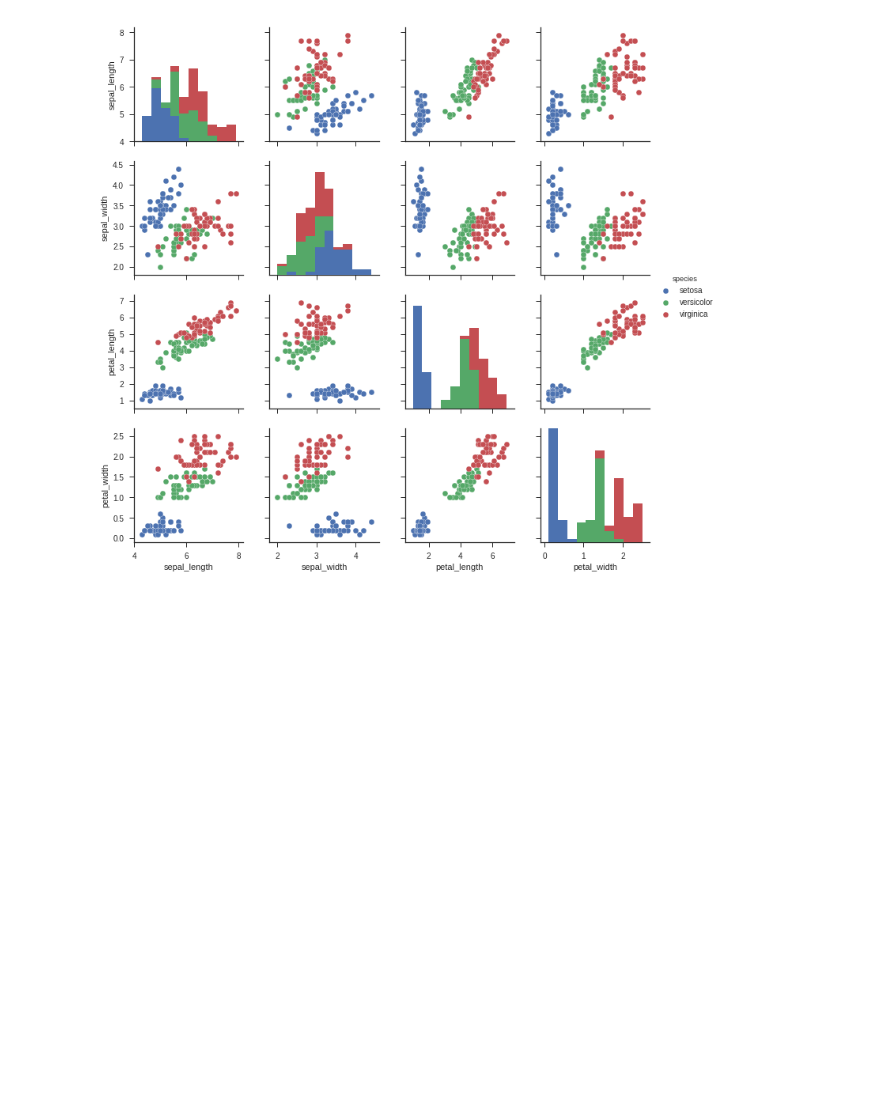
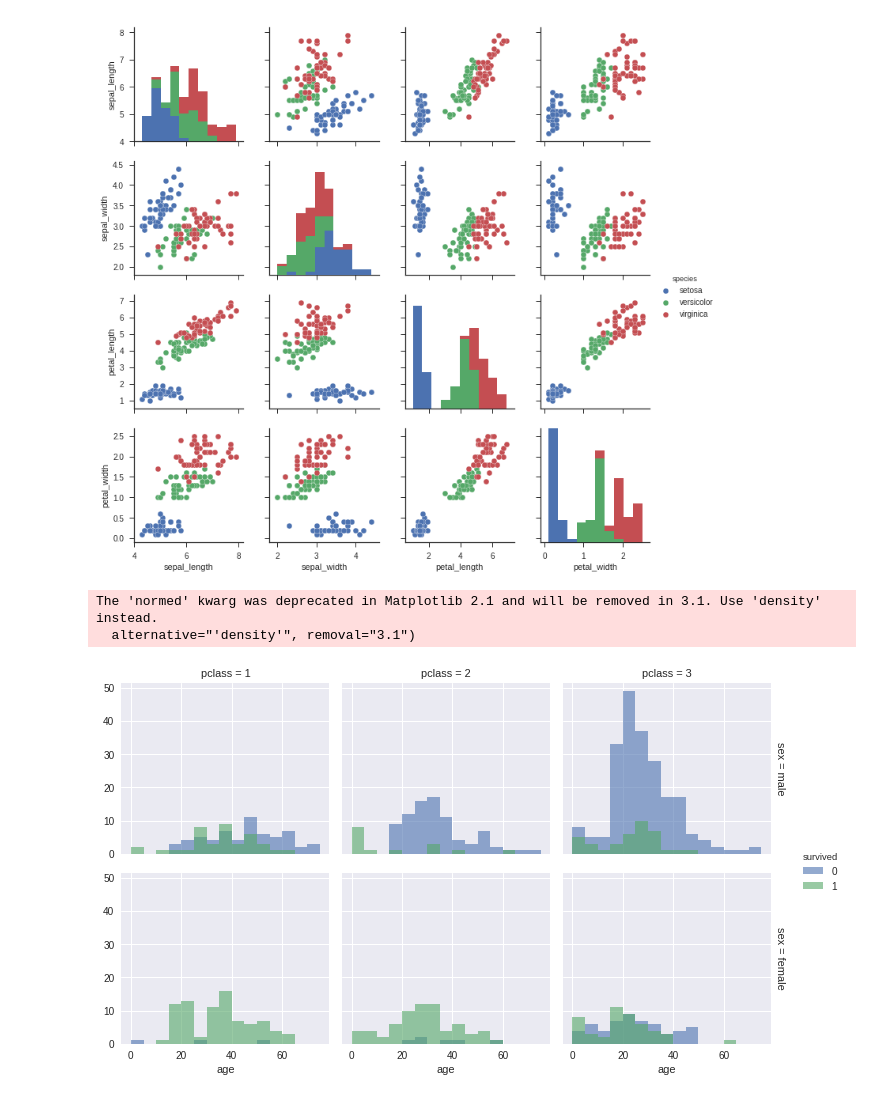
Before and after one commit to wjpr/07MBIG---Visualizacion-de-Datos, a Jupyter notebook: JL_Parriego_Visualización_AG3.ipynb, the cells around one changed output. Drawn from its saved outputs; the diff is of its cells as text; code cells hidden in the pictures; blank space fills up the shorter version.

```diff
--- a/JL_Parriego_Visualización_AG3.ipynb
+++ b/JL_Parriego_Visualización_AG3.ipynb
@@ -140,3 +140,13 @@ sns.pairplot(df, hue="species")
 # %% [output]
 <seaborn.axisgrid.PairGrid at 0x...>
 [figure]
+# %%
+bins = np.arange(0, 80, 5)
+g = sns.FacetGrid(titanic, row='sex', col='pclass', hue='survived', margin_titles=True, size=3, aspect=1.1)
+g.map(sns.distplot, 'age', kde=False, bins=bins, hist_kws=dict(alpha=0.6))
+g.add_legend()
+plt.show()
+# %% [output]
+The 'normed' kwarg was deprecated in Matplotlib 2.1 and will be removed in 3.1. Use 'density' instead.
+  alternative="'density'", removal="3.1")
+[figure, added]
```
Also changed, not shown: parts of 1 cell of this notebook.
